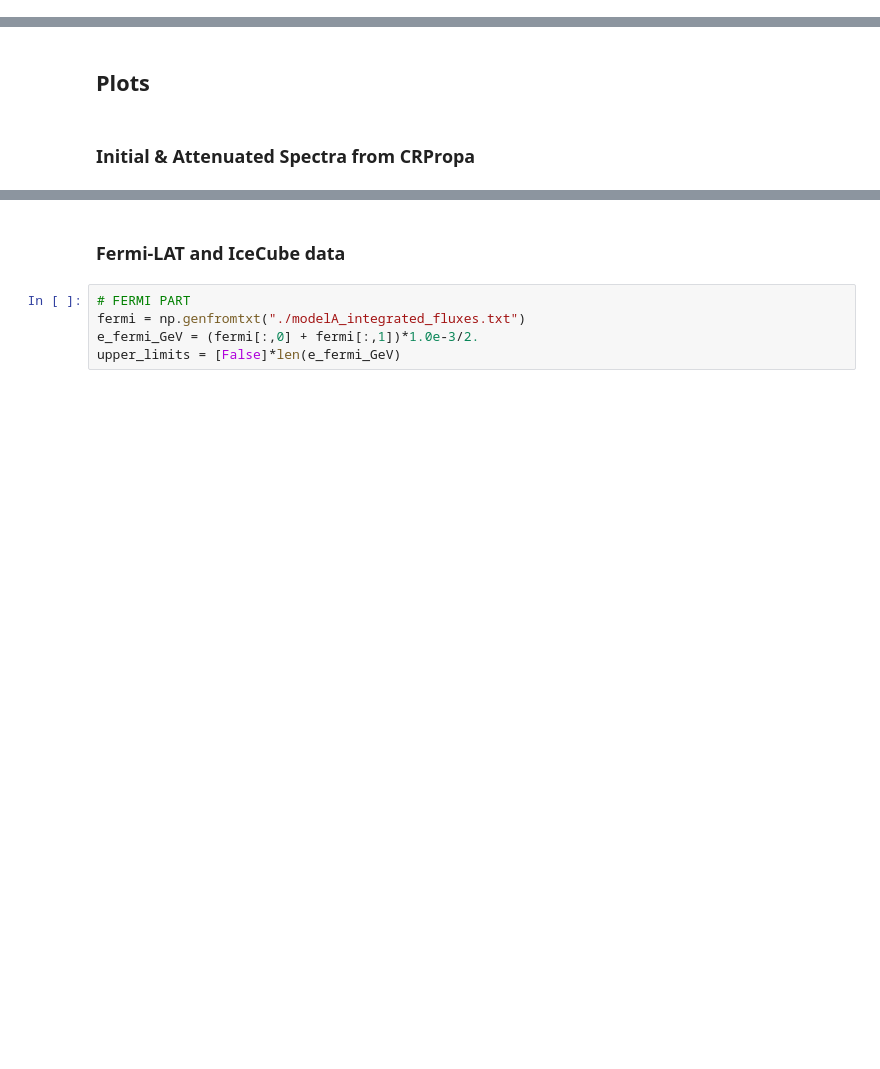
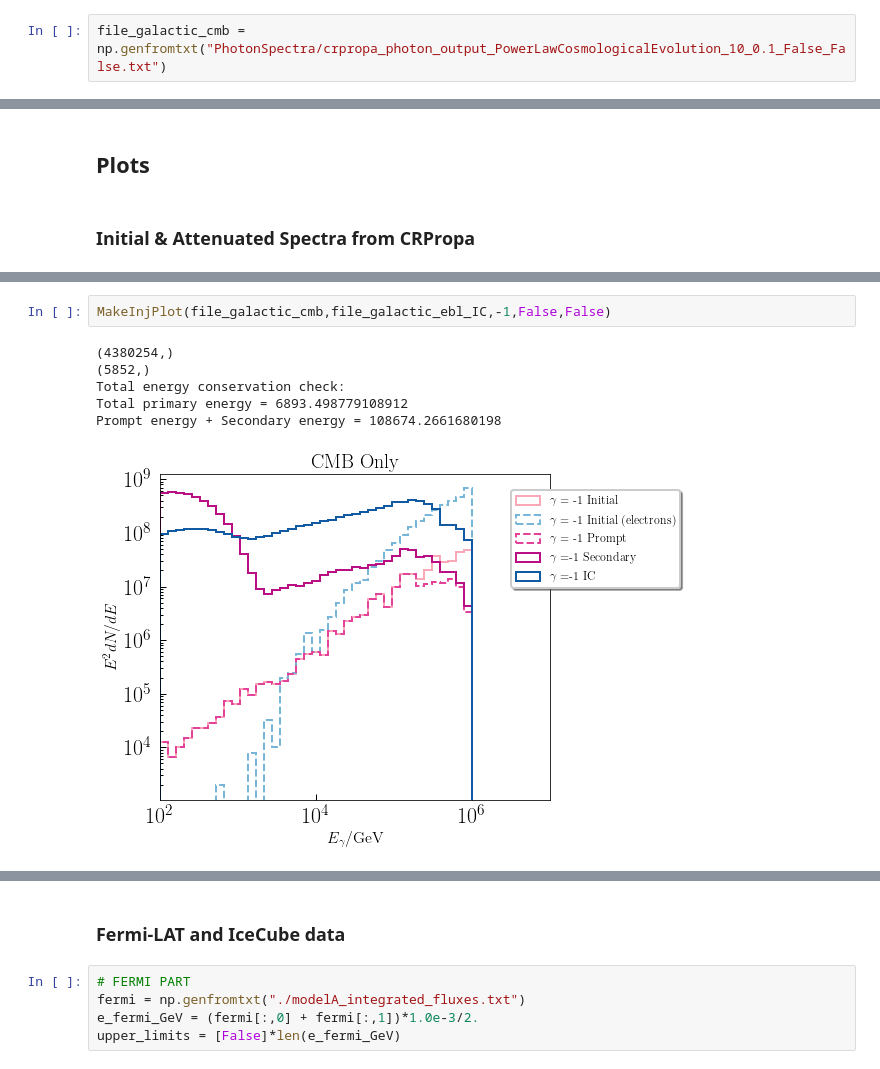
Before and after one commit to bskrzypek/Gamma-Ray-Constraints-on-DM, a Jupyter notebook: CRPropaScripts/DMSpectra3.ipynb, the cells around one changed output, grey strips where cells are left out. Saved outputs shown, nothing was run; the diff lists cells and outputs as text; blank space fills up the shorter version.

```diff
--- a/CRPropaScripts/DMSpectra3.ipynb
+++ b/CRPropaScripts/DMSpectra3.ipynb
@@ -53,0 +54,2 @@ file_extragalactic_ebl = np.genfromtxt("PhotonSpectra/crpropa_photon_output_Powe
+# %%
+file_galactic_cmb = np.genfromtxt("PhotonSpectra/crpropa_photon_output_PowerLawCosmologicalEvolution_10_0.1_False_False.txt")
@@ -184,0 +538,9 @@ def MakeInjPlot(file,gamma,irb = True):
+# %%
+MakeInjPlot(file_galactic_cmb,file_galactic_ebl_IC,-1,False,False)
+# %% [output]
+(4380254,)
+(5852,)
+Total energy conservation check:
+Total primary energy = 6893.498779108912
+Prompt energy + Secondary energy = 108674.2661680198
+[figure, added]
```
Also changed, not shown: parts of 68 cells of this notebook.
